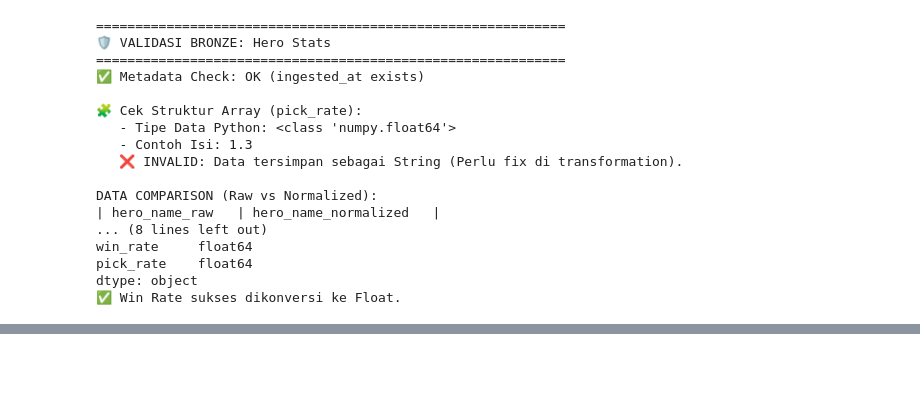
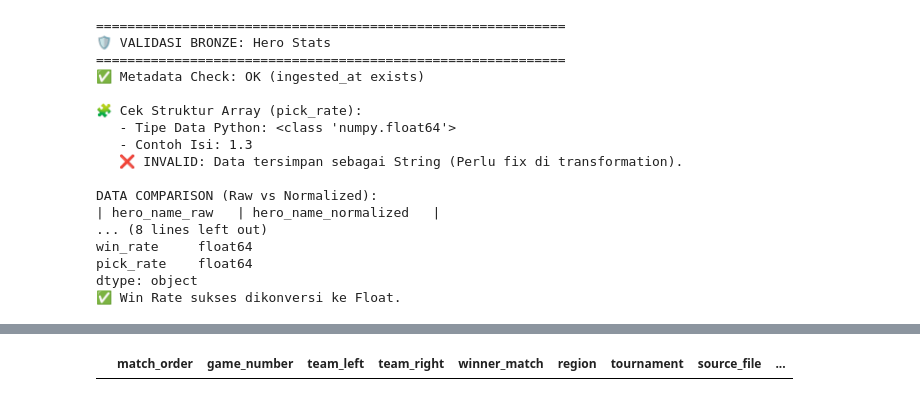
Before and after one commit to akhmadCh/mobile-legends-draft-assistant, a Jupyter notebook: notebooks/2_bronze_validation.ipynb, the cells around one changed output, grey strips where cells are left out. Drawn from its saved outputs; the diff is of its cells as text; code cells hidden in the pictures; blank space fills up the shorter version.

```diff
--- a/notebooks/2_bronze_validation.ipynb
+++ b/notebooks/2_bronze_validation.ipynb
@@ -197,0 +229,4 @@ DATA COMPARISON (Raw vs Normalized):
+# %%
+df_mpl[df_mpl['left_picks_normalized'].apply(lambda x: 'wuzhetian' in x)]
+# %% [output]
+|  | match_order | game_number | team_left | team_right | winner_match | region | tournament | source_file | ... |
```
Also changed, not shown: parts of 5 cells of this notebook, 11 other files.
